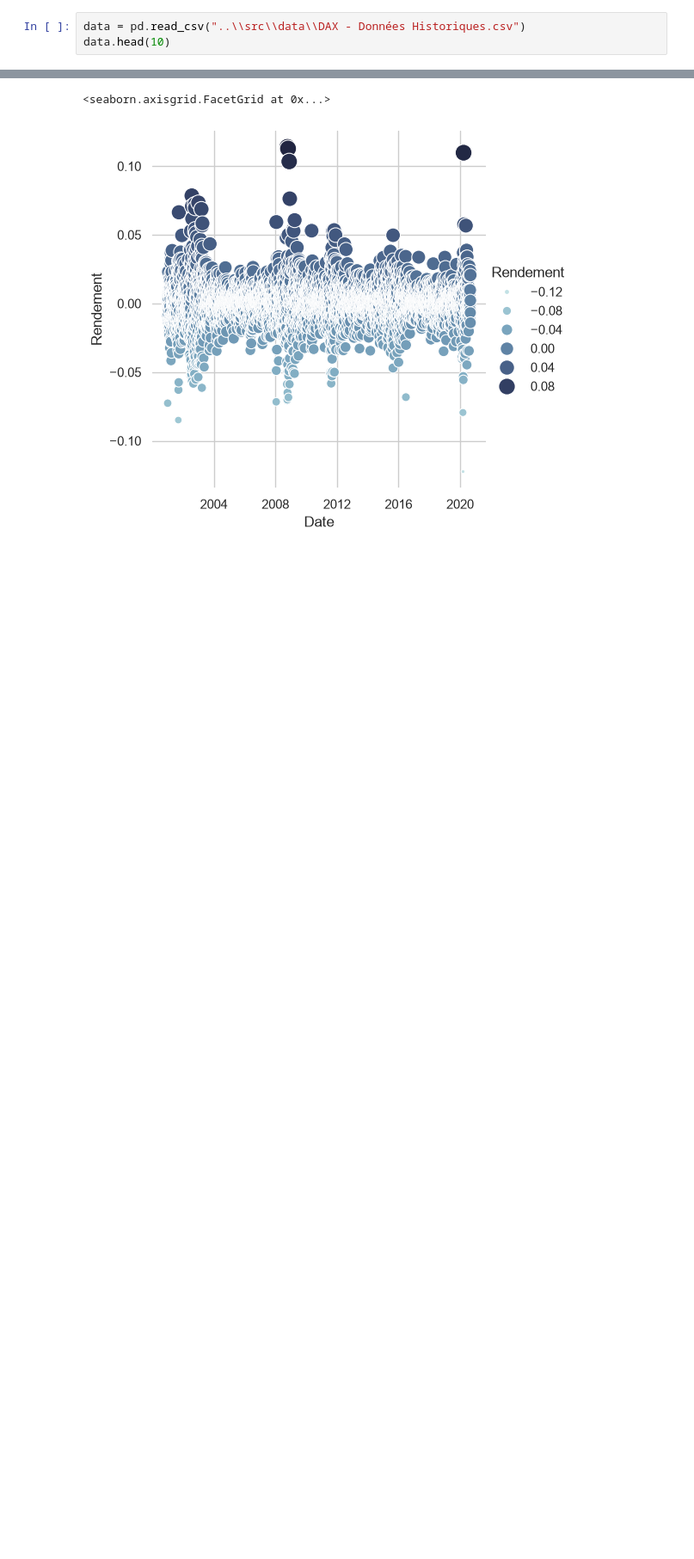
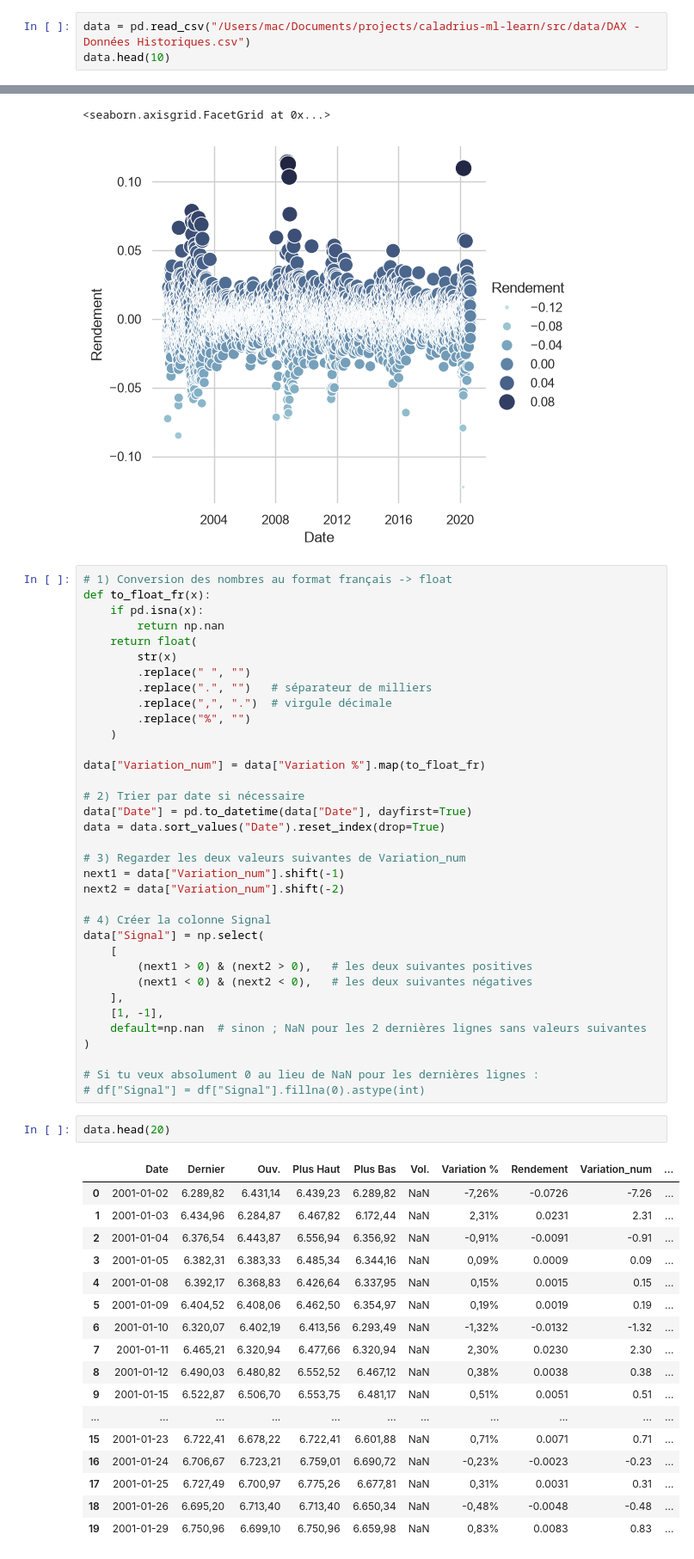
Before and after one commit to caladriusllc-code/caladrius-ml-learn, a Jupyter notebook: src/main.ipynb, the cells around one changed output, grey strips where cells are left out. Shown at 86% size. Saved outputs shown, nothing was run; the diff lists cells and outputs as text; blank space fills up the shorter version.

Commit message:
work on data cleanning

```diff
--- a/src/main.ipynb
+++ b/src/main.ipynb
@@ -3,7 +3,7 @@ import pandas as pd
 import numpy as np
 import seaborn as sns
 # %%
-data = pd.read_csv("..\\src\\data\\DAX - Données Historiques.csv")
+data = pd.read_csv("/Users/mac/Documents/projects/caladrius-ml-learn/src/data/DAX - Données Historiques.csv")
 data.head(10)
 # %% [output]
 |  | Date | Dernier | Ouv. | Plus Haut | Plus Bas | Vol. | Variation % |
@@ -52,3 +45,58 @@ g.despine(left=True, bottom=True)
 # %% [output]
 <seaborn.axisgrid.FacetGrid at 0x...>
 [figure]
+# %%
+# 1) Conversion des nombres au format français -> float
+def to_float_fr(x):
+    if pd.isna(x):
+        return np.nan
+    return float(
+        str(x)
+        .replace(" ", "")
+        .replace(".", "")   # séparateur de milliers
+        .replace(",", ".")  # virgule décimale
+        .replace("%", "")
+    )
+
+data["Variation_num"] = data["Variation %"].map(to_float_fr)
+
+# 2) Trier par date si nécessaire
+data["Date"] = pd.to_datetime(data["Date"], dayfirst=True)
+data = data.sort_values("Date").reset_index(drop=True)
+
+# 3) Regarder les deux valeurs suivantes de Variation_num
+next1 = data["Variation_num"].shift(-1)
+next2 = data["Variation_num"].shift(-2)
+
+# 4) Créer la colonne Signal
+data["Signal"] = np.select(
+    [
+        (next1 > 0) & (next2 > 0),   # les deux suivantes positives
+        (next1 < 0) & (next2 < 0),   # les deux suivantes négatives
+    ],
+    [1, -1],
+    default=np.nan  # sinon ; NaN pour les 2 dernières lignes sans valeurs suivantes
+)
+
+# Si tu veux absolument 0 au lieu de NaN pour les dernières lignes :
+# df["Signal"] = df["Signal"].fillna(0).astype(int)
+# %%
+data.head(20)
+# %% [output]
+|  | Date | Dernier | Ouv. | Plus Haut | Plus Bas | Vol. | Variation % | Rendement | Variation_num | ... |
+| 0 | 2001-01-02 | 6.289,82 | 6.431,14 | 6.439,23 | 6.289,82 | NaN | -7,26% | -0.0726 | -7.26 | ... |
+| 1 | 2001-01-03 | 6.434,96 | 6.284,87 | 6.467,82 | 6.172,44 | NaN | 2,31% | 0.0231 | 2.31 | ... |
+| 2 | 2001-01-04 | 6.376,54 | 6.443,87 | 6.556,94 | 6.356,92 | NaN | -0,91% | -0.0091 | -0.91 | ... |
+| 3 | 2001-01-05 | 6.382,31 | 6.383,33 | 6.485,34 | 6.344,16 | NaN | 0,09% | 0.0009 | 0.09 | ... |
+| 4 | 2001-01-08 | 6.392,17 | 6.368,83 | 6.426,64 | 6.337,95 | NaN | 0,15% | 0.0015 | 0.15 | ... |
+| 5 | 2001-01-09 | 6.404,52 | 6.408,06 | 6.462,50 | 6.354,97 | NaN | 0,19% | 0.0019 | 0.19 | ... |
+| 6 | 2001-01-10 | 6.320,07 | 6.402,19 | 6.413,56 | 6.293,49 | NaN | -1,32% | -0.0132 | -1.32 | ... |
+| 7 | 2001-01-11 | 6.465,21 | 6.320,94 | 6.477,66 | 6.320,94 | NaN | 2,30% | 0.0230 | 2.30 | ... |
+| 8 | 2001-01-12 | 6.490,03 | 6.480,82 | 6.552,52 | 6.467,12 | NaN | 0,38% | 0.0038 | 0.38 | ... |
+| 9 | 2001-01-15 | 6.522,87 | 6.506,70 | 6.553,75 | 6.481,17 | NaN | 0,51% | 0.0051 | 0.51 | ... |
+| ... | ... | ... | ... | ... | ... | ... | ... | ... | ... | ... |
+| 15 | 2001-01-23 | 6.722,41 | 6.678,22 | 6.722,41 | 6.601,88 | NaN | 0,71% | 0.0071 | 0.71 | ... |
+| 16 | 2001-01-24 | 6.706,67 | 6.723,21 | 6.759,01 | 6.690,72 | NaN | -0,23% | -0.0023 | -0.23 | ... |
+| 17 | 2001-01-25 | 6.727,49 | 6.700,97 | 6.775,26 | 6.677,81 | NaN | 0,31% | 0.0031 | 0.31 | ... |
+| 18 | 2001-01-26 | 6.695,20 | 6.713,40 | 6.713,40 | 6.650,34 | NaN | -0,48% | -0.0048 | -0.48 | ... |
+| 19 | 2001-01-29 | 6.750,96 | 6.699,10 | 6.750,96 | 6.659,98 | NaN | 0,83% | 0.0083 | 0.83 | ... |
```
Also changed, not shown: parts of 4 cells of this notebook, 1 other file.
